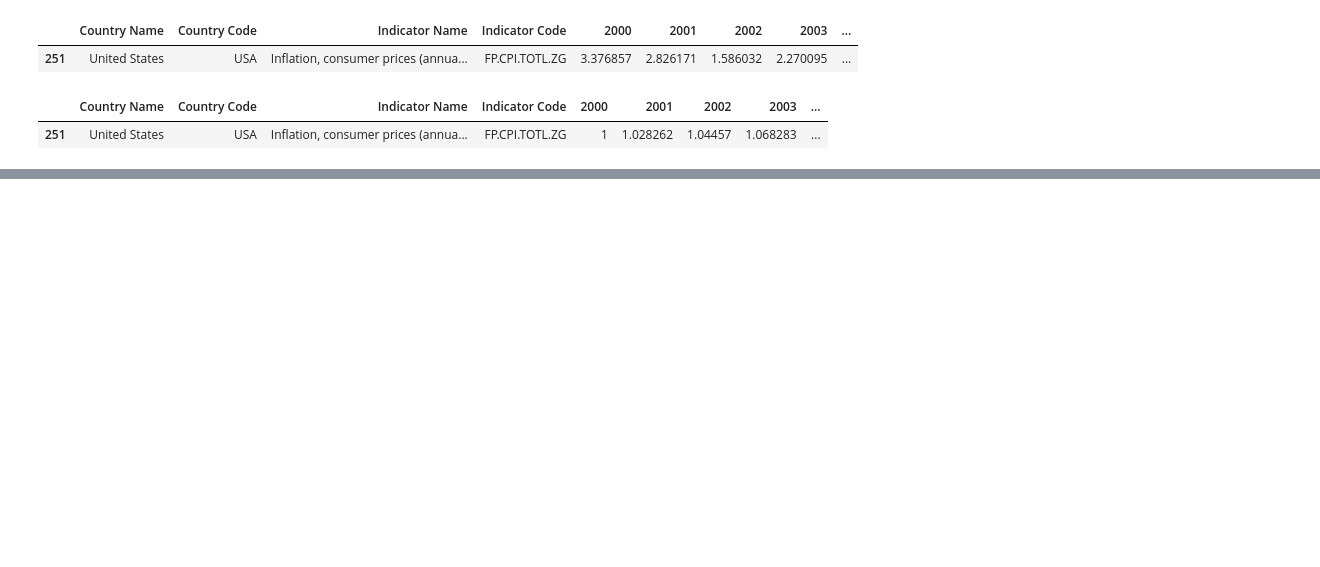
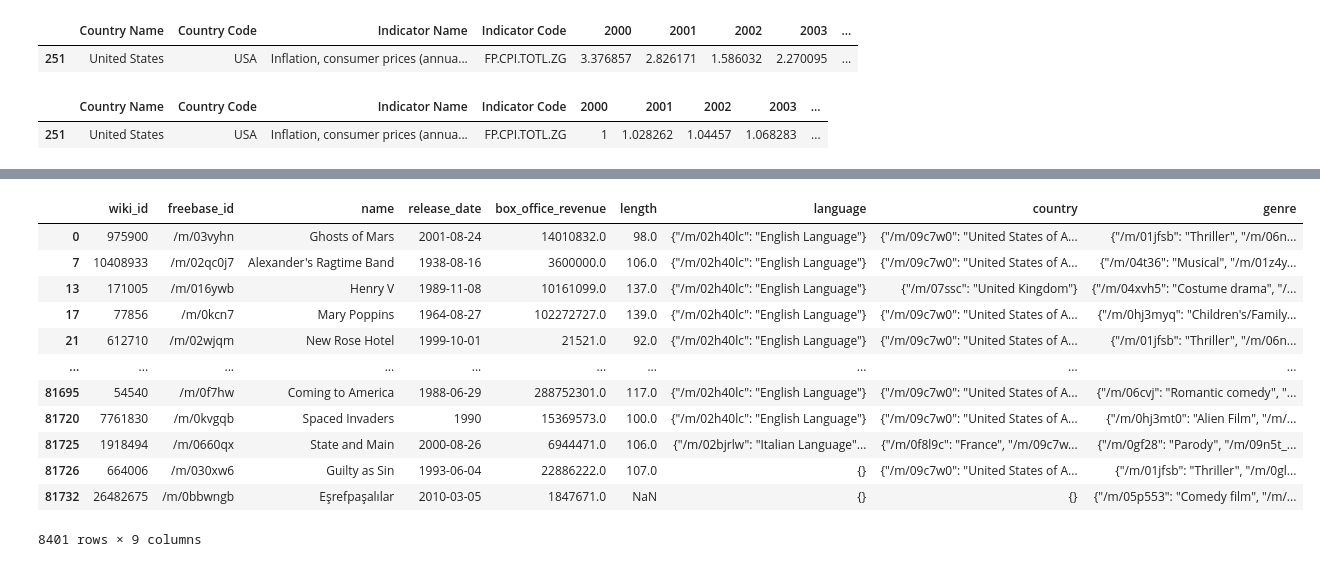
Before and after one commit to epfl-ada/ada-2022-project-teambadass, a Jupyter notebook: Inflation.ipynb, the cells around one changed output, grey strips where cells are left out. Cells and saved outputs as stored; diff of their text form; code cells hidden in the pictures; blank space fills up the shorter version.

```diff
--- a/Inflation.ipynb
+++ b/Inflation.ipynb
@@ -42,0 +66,19 @@ movies['box_office_revenue'] = movies['box_office_revenue'] / (inflation[''])
+# %%
+movies = pd.read_table(data_folder + 'movie.metadata.tsv', names=['wiki_id','freebase_id','name','release_date','box_office_revenue','length','language','country','genre'])
+# %%
+movies = movies[movies['box_office_revenue'].notna()]
+movies
+# %% [output]
+|  | wiki_id | freebase_id | name | release_date | box_office_revenue | length | language | country | genre |
+| 0 | 975900 | /m/03vyhn | Ghosts of Mars | 2001-08-24 | 14010832.0 | 98.0 | {"/m/02h40lc": "English Language"} | {"/m/09c7w0": "United States of A... | {"/m/01jfsb": "Thriller", "/m/06n... |
+| 7 | 10408933 | /m/02qc0j7 | Alexander's Ragtime Band | 1938-08-16 | 3600000.0 | 106.0 | {"/m/02h40lc": "English Language"} | {"/m/09c7w0": "United States of A... | {"/m/04t36": "Musical", "/m/01z4y... |
+| 13 | 171005 | /m/016ywb | Henry V | 1989-11-08 | 10161099.0 | 137.0 | {"/m/02h40lc": "English Language"} | {"/m/07ssc": "United Kingdom"} | {"/m/04xvh5": "Costume drama", "/... |
+| 17 | 77856 | /m/0kcn7 | Mary Poppins | 1964-08-27 | 102272727.0 | 139.0 | {"/m/02h40lc": "English Language"} | {"/m/09c7w0": "United States of A... | {"/m/0hj3myq": "Children's/Family... |
+| 21 | 612710 | /m/02wjqm | New Rose Hotel | 1999-10-01 | 21521.0 | 92.0 | {"/m/02h40lc": "English Language"} | {"/m/09c7w0": "United States of A... | {"/m/01jfsb": "Thriller", "/m/06n... |
+| ... | ... | ... | ... | ... | ... | ... | ... | ... | ... |
+| 81695 | 54540 | /m/0f7hw | Coming to America | 1988-06-29 | 288752301.0 | 117.0 | {"/m/02h40lc": "English Language"} | {"/m/09c7w0": "United States of A... | {"/m/06cvj": "Romantic comedy", "... |
+| 81720 | 7761830 | /m/0kvgqb | Spaced Invaders | 1990 | 15369573.0 | 100.0 | {"/m/02h40lc": "English Language"} | {"/m/09c7w0": "United States of A... | {"/m/0hj3mt0": "Alien Film", "/m/... |
+| 81725 | 1918494 | /m/0660qx | State and Main | 2000-08-26 | 6944471.0 | 106.0 | {"/m/02bjrlw": "Italian Language"... | {"/m/0f8l9c": "France", "/m/09c7w... | {"/m/0gf28": "Parody", "/m/09n5t_... |
+| 81726 | 664006 | /m/030xw6 | Guilty as Sin | 1993-06-04 | 22886222.0 | 107.0 | {} | {"/m/09c7w0": "United States of A... | {"/m/01jfsb": "Thriller", "/m/0gl... |
+| 81732 | 26482675 | /m/0bbwngb | Eşrefpaşalılar | 2010-03-05 | 1847671.0 | NaN | {} | {} | {"/m/05p553": "Comedy film", "/m/... |
+8401 rows × 9 columns
```
Also changed, not shown: parts of 11 cells of this notebook, 6 other files.
